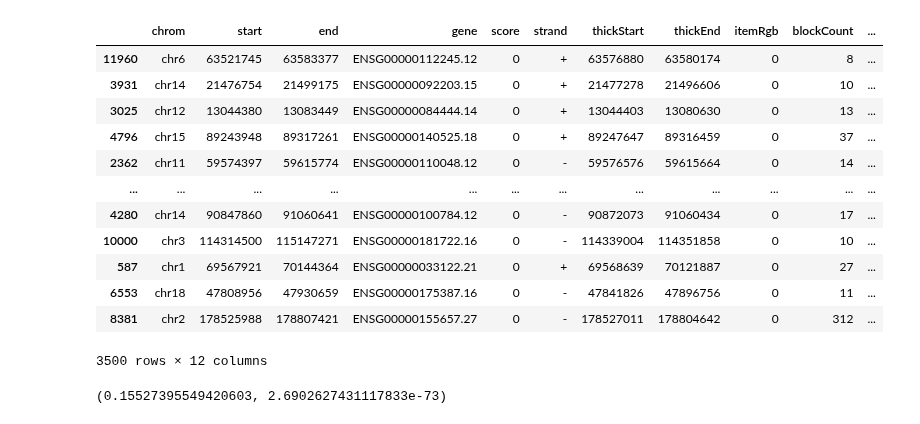
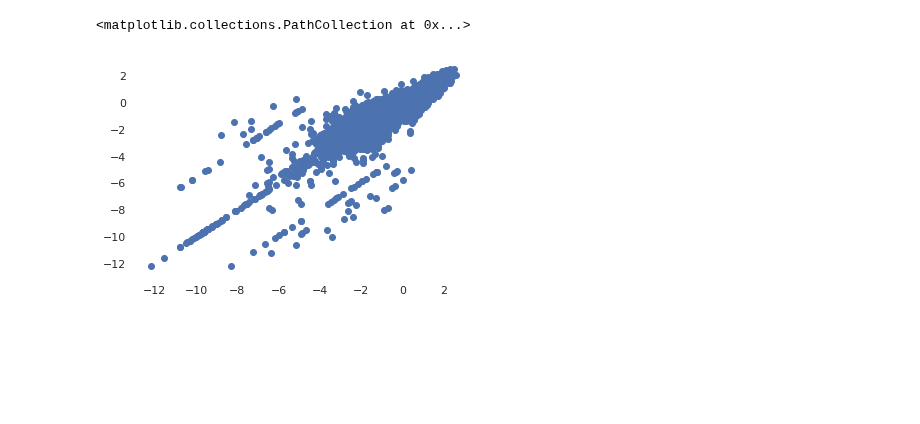
Before and after one commit to bfairkun/ChromatinSplicingQTLs, a Jupyter notebook: analysis/20230221_CorrelationStructureBetweenAssays.ipynb, the cells around one changed output. Cells and saved outputs as stored; diff of their text form; code cells hidden in the pictures; blank space fills up the shorter version.

```diff
--- a/analysis/20230221_CorrelationStructureBetweenAssays.ipynb
+++ b/analysis/20230221_CorrelationStructureBetweenAssays.ipynb
@@ -222,19 +173 @@ X['gene_length'] = X.end - X.start
-# %%
-n = 3500
-X.sort_values('CDS_length')[:n][bed12_names]
-X.sort_values('CDS_length')[n*3:][bed12_names]
-# %% [output]
-|  | chrom | start | end | gene | score | strand | thickStart | thickEnd | itemRgb | blockCount | ... |
-| 11960 | chr6 | 63521745 | 63583377 | ENSG00000112245.12 | 0 | + | 63576880 | 63580174 | 0 | 8 | ... |
-| 3931 | chr14 | 21476754 | 21499175 | ENSG00000092203.15 | 0 | + | 21477278 | 21496606 | 0 | 10 | ... |
-| 3025 | chr12 | 13044380 | 13083449 | ENSG00000084444.14 | 0 | + | 13044403 | 13080630 | 0 | 13 | ... |
-| 4796 | chr15 | 89243948 | 89317261 | ENSG00000140525.18 | 0 | + | 89247647 | 89316459 | 0 | 37 | ... |
-| 2362 | chr11 | 59574397 | 59615774 | ENSG00000110048.12 | 0 | - | 59576576 | 59615664 | 0 | 14 | ... |
-| ... | ... | ... | ... | ... | ... | ... | ... | ... | ... | ... | ... |
-| 4280 | chr14 | 90847860 | 91060641 | ENSG00000100784.12 | 0 | - | 90872073 | 91060434 | 0 | 17 | ... |
-| 10000 | chr3 | 114314500 | 115147271 | ENSG00000181722.16 | 0 | - | 114339004 | 114351858 | 0 | 10 | ... |
-| 587 | chr1 | 69567921 | 70144364 | ENSG00000033122.21 | 0 | + | 69568639 | 70121887 | 0 | 27 | ... |
-| 6553 | chr18 | 47808956 | 47930659 | ENSG00000175387.16 | 0 | - | 47841826 | 47896756 | 0 | 11 | ... |
-| 8381 | chr2 | 178525988 | 178807421 | ENSG00000155657.27 | 0 | - | 178527011 | 178804642 | 0 | 312 | ... |
-3500 rows × 12 columns
 # %%
@@ -244,4 +181,5 @@ h3k36me3_ = pd.read_csv("../code/QTLs/QTLTools/H3K36ME3/OnlyFirstRepsUnstandardi
 # %%
-pearsonr(h3k4me3.loc[h3k36me3.index].NA19200, h3k36me3.NA19200)
+plt.scatter(h3k36me3_encode['GM12878_2.2'], h3k36me3_encode['GM12878_2.1'])
 # %% [output]
-(0.15527395549420603, 2.6902627431117833e-73)
+<matplotlib.collections.PathCollection at 0x...>
+[figure, added]
```
Also changed, not shown: parts of 24 cells of this notebook, 25 other files.
